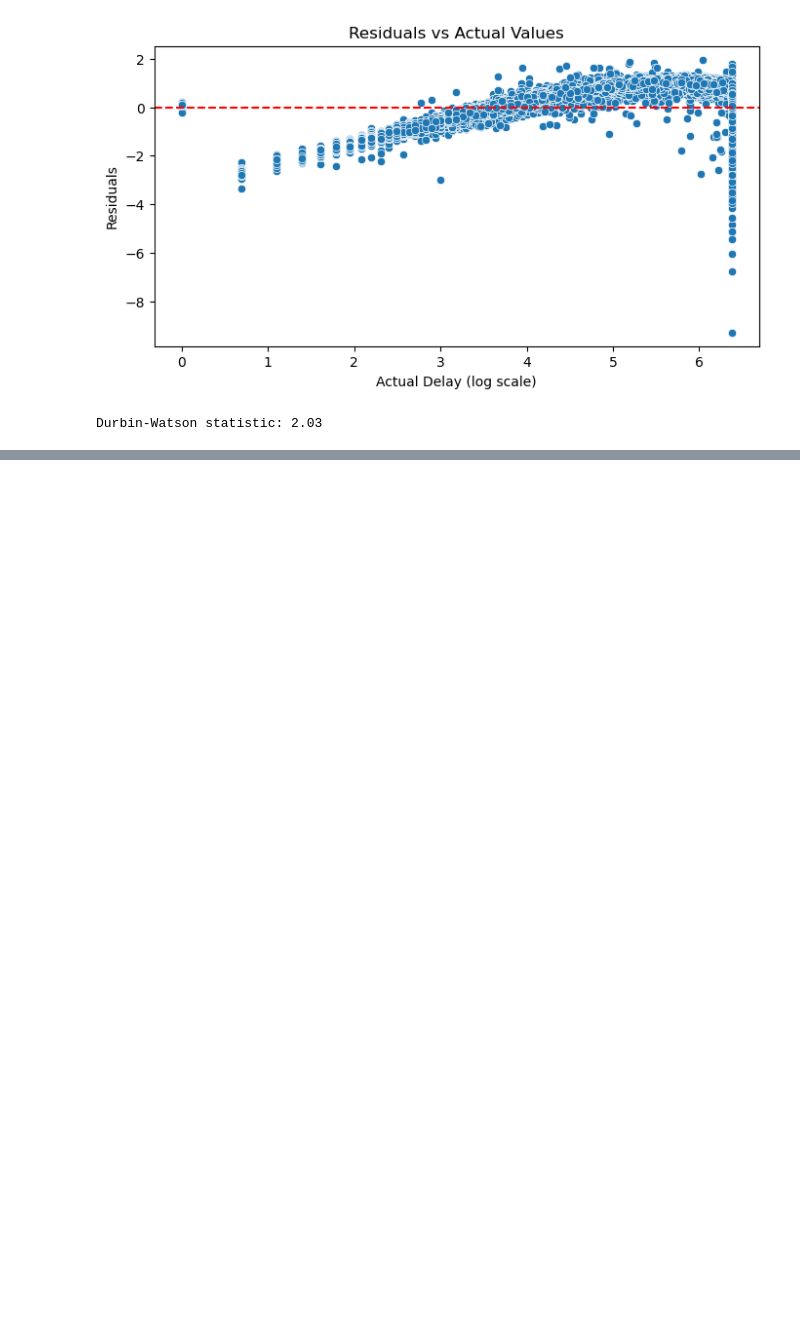
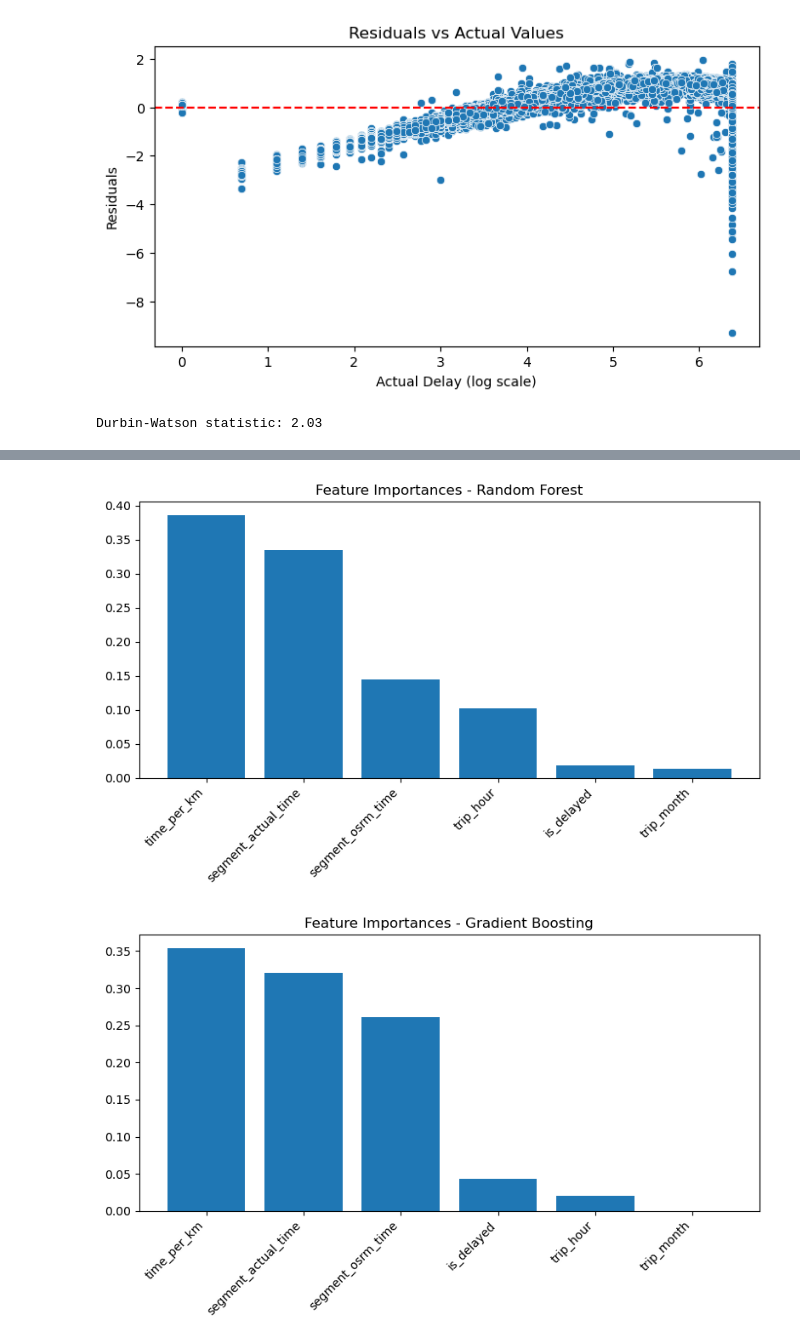
Before and after one commit to joeyroberts0305-zsmy/Trucking-Efficiency-Prediction, a Jupyter notebook: notebooks/Delivery_Data.ipynb, the cells around one changed output, grey strips where cells are left out. Drawn from its saved outputs; the diff is of its cells as text; code cells hidden in the pictures; blank space fills up the shorter version.

Commit message:
Add final bottleneck analysis and visuals

```diff
--- a/notebooks/Delivery_Data.ipynb
+++ b/notebooks/Delivery_Data.ipynb
@@ -550,0 +558,4 @@ Durbin-Watson statistic: 2.03
+# %%
+X_train, X_test, y_train, y_test = train_test_split(
+    X, y, test_size=0.2, random_state=42
+)
@@ -550,0 +588,20 @@ Durbin-Watson statistic: 2.03
+# %%
+for name, model in models.items():
+    print(f"\n{name}")
+
+    # Use pipeline if available
+    if isinstance(model, Pipeline):
+        model.fit(X_train, y_train)
+        y_pred = model.predict(X_test)
+    else:
+        # Voting and Stacking (not in pipeline)
+        model.fit(X_train, y_train)
+        y_pred = model.predict(X_test)
+
+    mae = mean_absolute_error(y_test, y_pred)
+    rmse = np.sqrt(mean_squared_error(y_test, y_pred))
+    r2 = r2_score(y_test, y_pred)
+
+    print(f" MAE:  {mae:.3f}")
+    print(f" RMSE: {rmse:.3f}")
+    print(f" R²:   {r2:.3f}")
@@ -550,0 +647,22 @@ Durbin-Watson statistic: 2.03
+# %%
+tree_models = {
+    'Random Forest': models['Random Forest'],
+    'Gradient Boosting': models['Gradient Boosting'],
+    'XGBoost': models['XGBoost']
+}
+
+# Feature importances from tree models in pipelines
+for name, pipeline in tree_models.items():
+    regressor = pipeline.named_steps['regressor']
+    importances = regressor.feature_importances_
+    indices = np.argsort(importances)[::-1]
+
+    plt.figure(figsize=(8, 5))
+    plt.title(f'Feature Importances - {name}')
+    plt.bar(range(len(importances)), importances[indices])
+    plt.xticks(range(len(importances)), X_train.columns[indices], rotation=45, ha='right')
+    plt.tight_layout()
+    plt.show()
+# %% [output]
+[figure, added]
+[figure, added]
```
Also changed, not shown: parts of 33 cells of this notebook.
